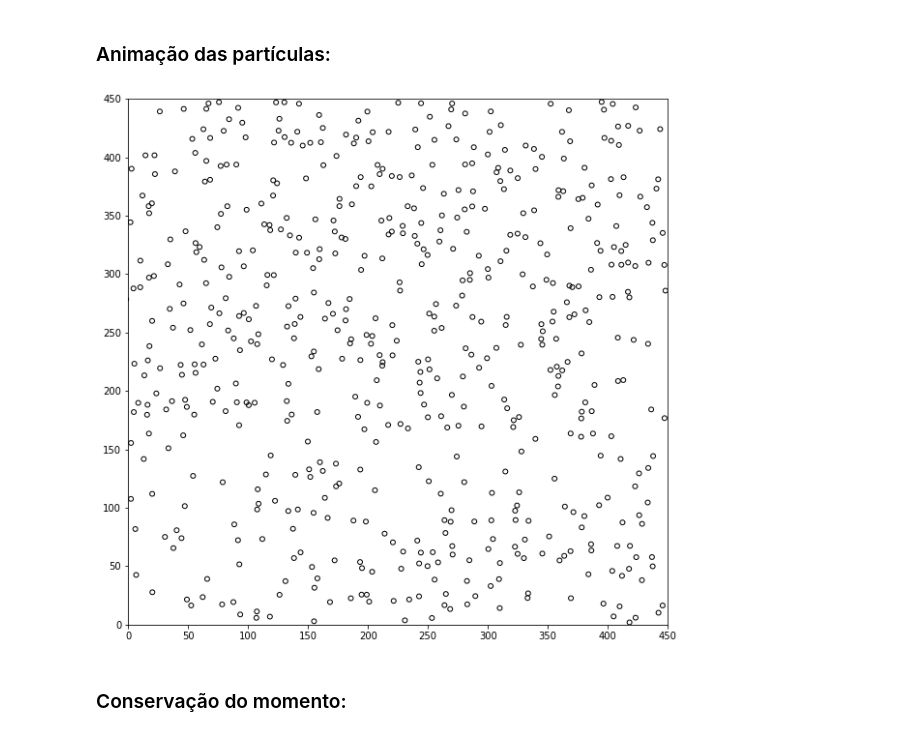
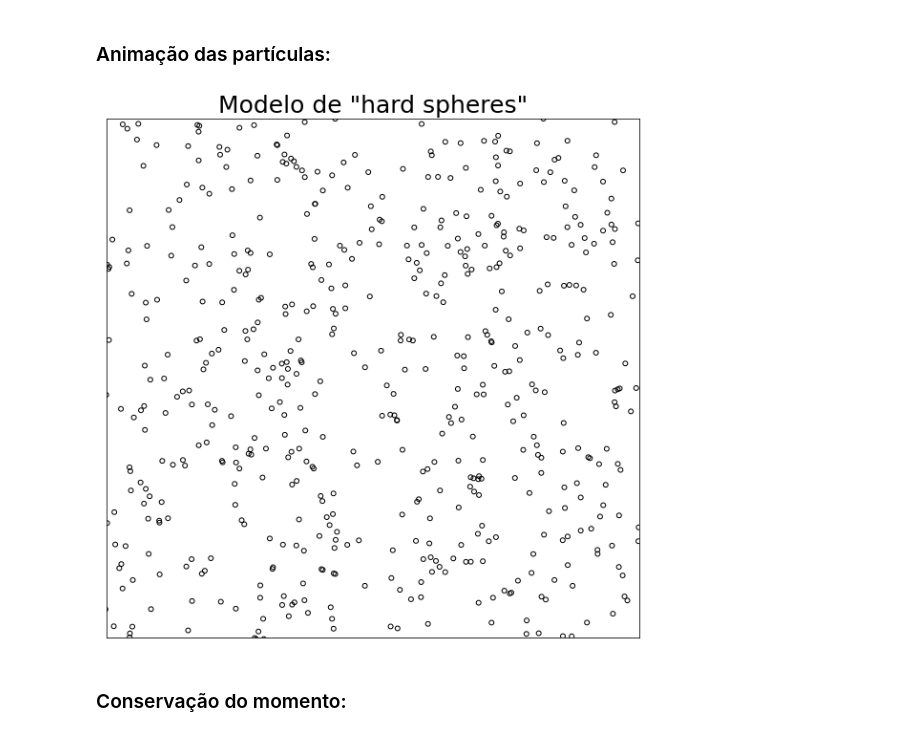
Before and after one commit to isadoramarcondes/Cinetica-Quimica, a Jupyter notebook: hard_spheres.ipynb, the cells around one changed output. Drawn from its saved outputs; the diff is of its cells as text; code cells hidden in the pictures.

```diff
--- a/hard_spheres.ipynb
+++ b/hard_spheres.ipynb
@@ -36,33 +36,35 @@ for i in range(NUM_STEPS):
 # %%
 trajetorias = []
 for i in PARTICULAS:
     traj = list(i.trapos)
     trajetorias.append(traj)
 fig, ax = plt.subplots(1, 1, figsize = (10,10))
 ims = []
 #ax.set_xlabel('Posição (x)')
 #ax.set_ylabel('Temperatura (u)')
 #ax.set_title('Equação da Advecção', fontsize = 16)
 ax.set_xlim(0,TAMANHO_CAIXA)
 ax.set_ylim(0,TAMANHO_CAIXA)
 
-#ax.grid('--')
+ax.set_xticks([])
+ax.set_yticks([])
+ax.set_title('Modelo de "hard spheres"', fontsize = 25)
 
 for k in range(NUM_STEPS):
     circles = []
     for traj in trajetorias:
         x = traj[k][0]
         y = traj[k][1]
         circle = plt.Circle((x, y), RAIO, fill=False)
         ax.add_artist(circle)
         circles.append(circle)
     ims.append(circles)
 
 ani = animation.ArtistAnimation(fig, ims, interval=40, blit=True, repeat_delay=100)
 writer = animation.PillowWriter(fps=15, bitrate=9000)
 ani.save(r"resultados/trajetorias.png", writer=writer, dpi=200)
 # %% [output]
-[figure, old version]
+[figure, new version]
 # %% [markdown]
 ### Conservação do momento:
 # %%
```
Also changed, not shown: parts of 3 cells of this notebook, 4 other files.
